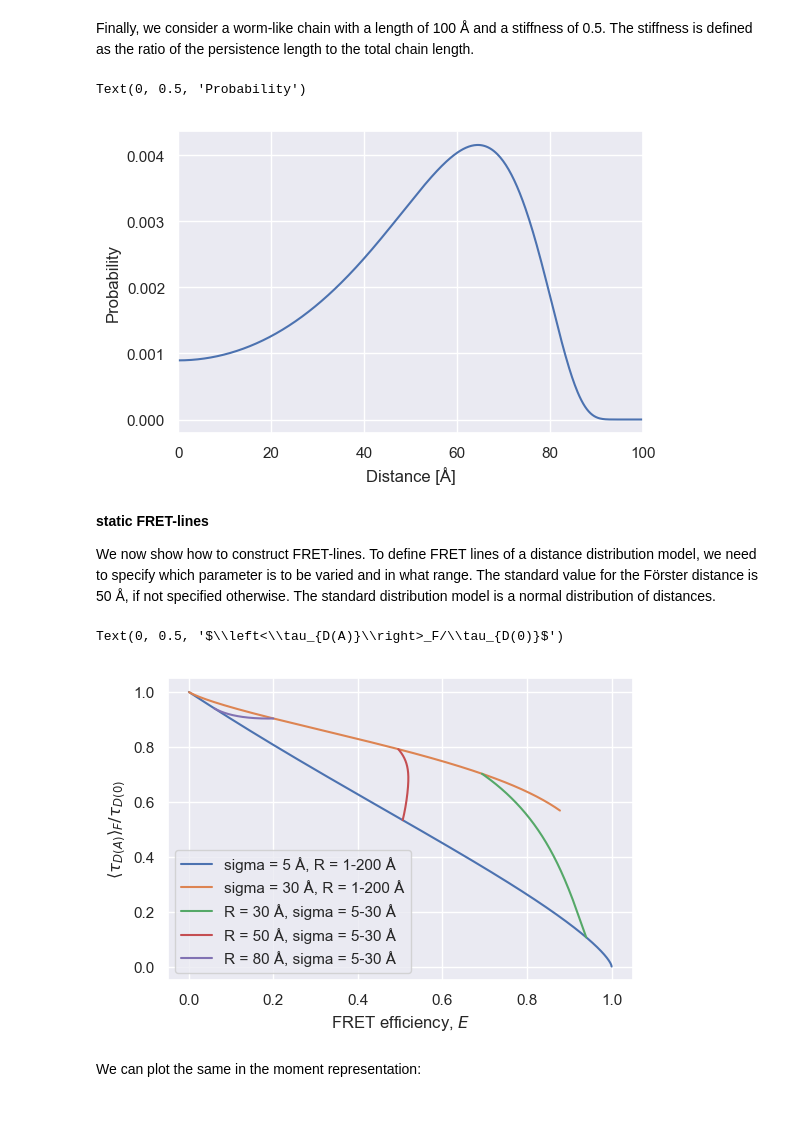
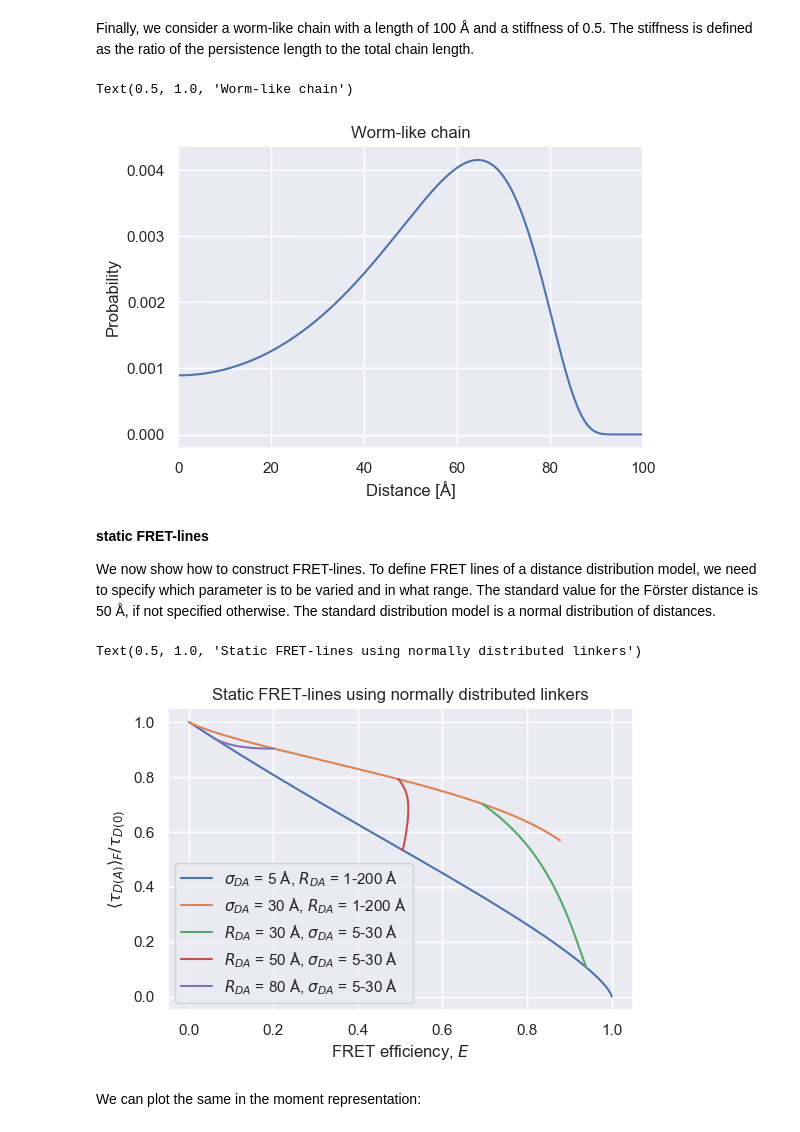
Before and after one commit to Fluorescence-Tools/FRETlines, a Jupyter notebook: FRETlines.ipynb, the cells around one changed output. Cells and saved outputs as stored; diff of their text form; code cells hidden in the pictures.

```diff
--- a/FRETlines.ipynb
+++ b/FRETlines.ipynb
@@ -55,9 +58,10 @@ plt.plot(xR,p)
 plt.xlim([0,100])
 plt.xlabel('Distance [Å]')
 plt.ylabel('Probability')
+plt.title('Worm-like chain')
 # %% [output]
-Text(0, 0.5, 'Probability')
+Text(0.5, 1.0, 'Worm-like chain')
-[figure, old version]
+[figure, new version]
 # %% [markdown]
 **static FRET-lines**
 
@@ -65,26 +69,27 @@ We now show how to construct FRET-lines. To define FRET lines of a distance dist
 # %%
 # FRET-line at constant width parameter of 5 Å and varying center distance from 1 to 200 Å:
 E, tau = static_FRET_line(variable_parameter=0,param=(50,5),param_range=(1,200))
-plt.plot(E,tau,label='sigma = 5 Å, R = 1-200 Å')
+plt.plot(E,tau,label='$\\sigma_{DA}$ = 5 Å, $R_{DA}$ = 1-200 Å')
 # FRET-line at constant width parameter of 30 Å and varying center distance from 1 to 200 Å:
 E, tau = static_FRET_line(variable_parameter=0,param=(30,30),param_range=(1,200))
-plt.plot(E,tau,label='sigma = 30 Å, R = 1-200 Å')
+plt.plot(E,tau,label='$\\sigma_{DA}$ = 30 Å, $R_{DA}$ = 1-200 Å')
 # FRET-line at constant inter-dye distance of 30 Å and varying width parameter from 5 to 30 Å:
 E, tau = static_FRET_line(variable_parameter=1,param=(30,5),param_range=(5,30))
-plt.plot(E,tau,label='R = 30 Å, sigma = 5-30 Å')
+plt.plot(E,tau,label='$R_{DA}$ = 30 Å, $\\sigma_{DA}$ = 5-30 Å')
 # FRET-line at constant inter-dye distance of 50 Å and varying width parameter from 5 to 30 Å:
 E, tau = static_FRET_line(variable_parameter=1,param=(50,5),param_range=(5,30))
-plt.plot(E,tau,label='R = 50 Å, sigma = 5-30 Å')
+plt.plot(E,tau,label='$R_{DA}$ = 50 Å, $\\sigma_{DA}$ = 5-30 Å')
 # FRET-line at constant inter-dye distance of 80 Å and varying width parameter from 5 to 30 Å:
 E, tau = static_FRET_line(variable_parameter=1,param=(80,5),param_range=(5,30))
-plt.plot(E,tau,label='R = 80 Å, sigma = 5-30 Å')
+plt.plot(E,tau,label='$R_{DA}$ = 80 Å, $\\sigma_{DA}$ = 5-30 Å')
 
 plt.legend()
 plt.xlabel('FRET efficiency, $E$')
 plt.ylabel('$\\left<\\tau_{D(A)}\\right>_F/\\tau_{D(0)}$')
+plt.title('Static FRET-lines using normally distributed linkers')
 # %% [output]
-Text(0, 0.5, '$\\left<\\tau_{D(A)}\\right>_F/\\tau_{D(0)}$')
+Text(0.5, 1.0, 'Static FRET-lines using normally distributed linkers')
-[figure, old version]
+[figure, new version]
 # %% [markdown]
 We can plot the same in the moment representation:
 # %%
```
Also changed, not shown: parts of 10 cells of this notebook.
